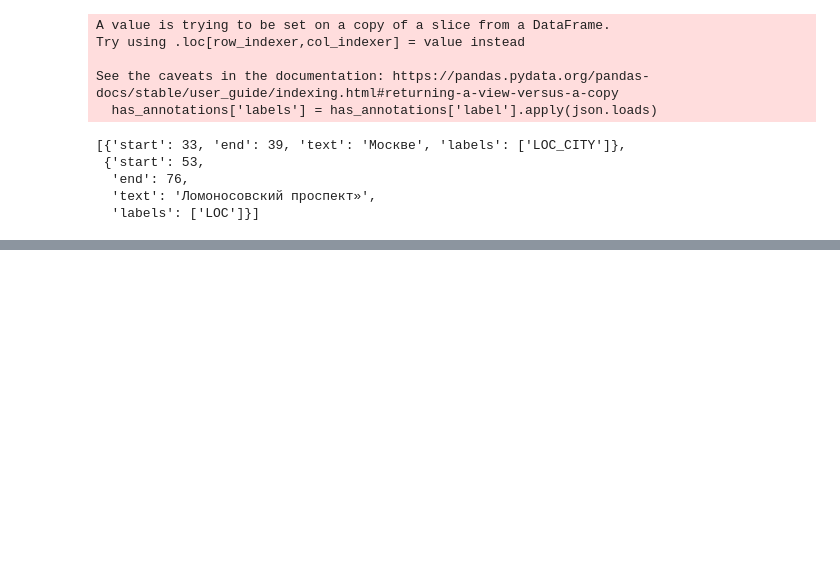
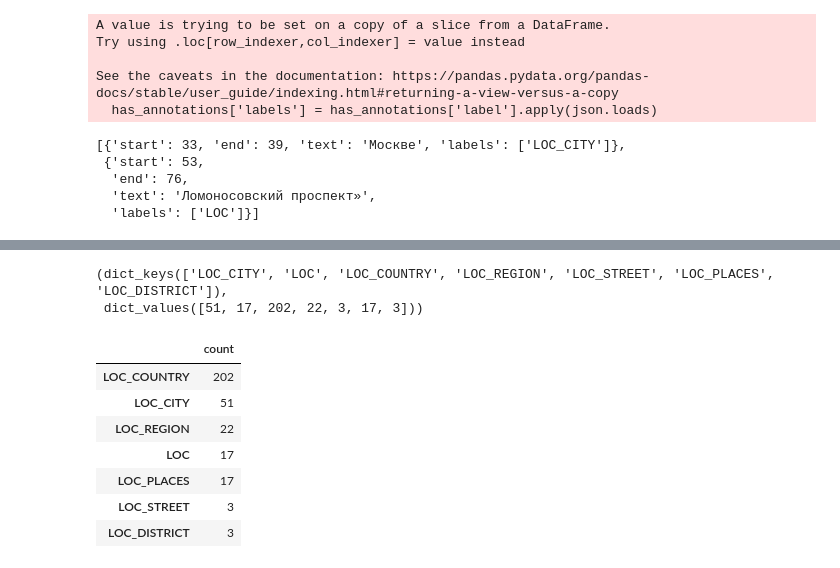
Before and after one commit to BlackKingWhitePawn/ner-location, a Jupyter notebook: dataset.ipynb, the cells around one changed output, grey strips where cells are left out. Drawn from its saved outputs; the diff is of its cells as text; code cells hidden in the pictures; blank space fills up the shorter version.

```diff
--- a/dataset.ipynb
+++ b/dataset.ipynb
@@ -87,0 +154,19 @@ Name: labels, Length: 97, dtype: object
+# %%
+from collections import Counter
+
+Counter(tags).keys(), Counter(tags).values()
+# %% [output]
+(dict_keys(['LOC_CITY', 'LOC', 'LOC_COUNTRY', 'LOC_REGION', 'LOC_STREET', 'LOC_PLACES', 'LOC_DISTRICT']),
+ dict_values([51, 17, 202, 22, 3, 17, 3]))
+# %%
+df_stat = pd.DataFrame.from_dict(Counter(tags), orient='index', columns=['count']).sort_values(by='count', ascending=False)
+df_stat
+# %% [output]
+|  | count |
+| LOC_COUNTRY | 202 |
+| LOC_CITY | 51 |
+| LOC_REGION | 22 |
+| LOC | 17 |
+| LOC_PLACES | 17 |
+| LOC_STREET | 3 |
+| LOC_DISTRICT | 3 |
```
Also changed, not shown: parts of 5 cells of this notebook.
